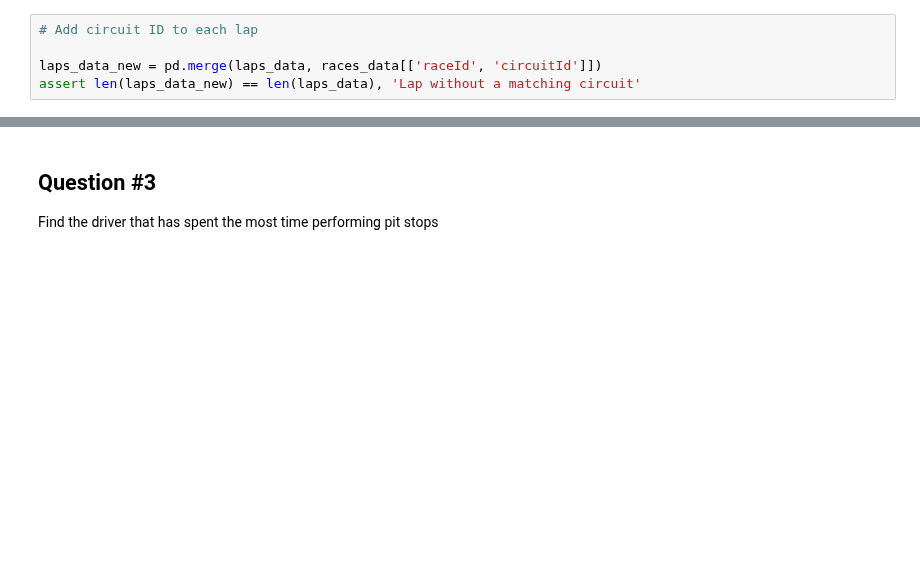
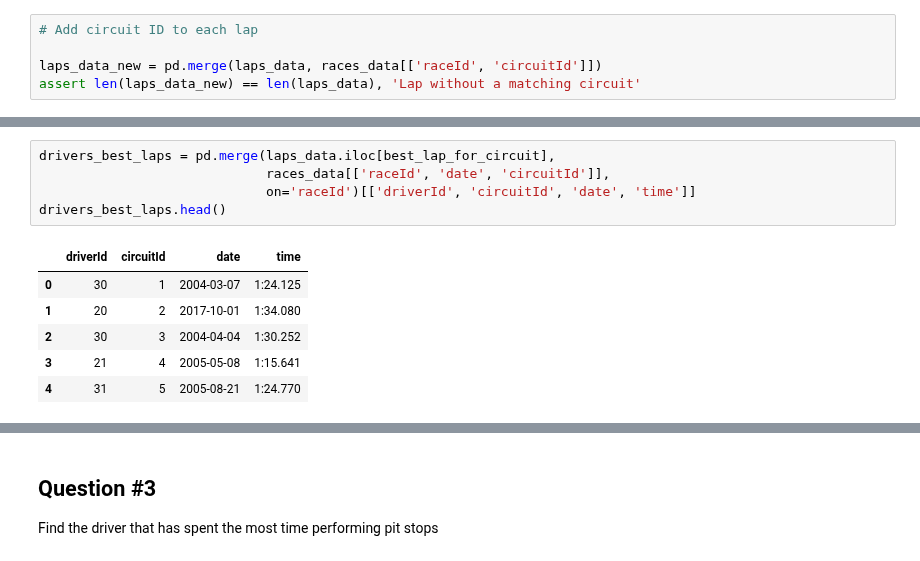
Before and after one commit to gdv/foundationsCS, a Jupyter notebook: teachers/py-11-f1.ipynb, the cells around one changed output, grey strips where cells are left out. Drawn from its saved outputs; the diff is of its cells as text; blank space fills up the shorter version.

```diff
--- a/teachers/py-11-f1.ipynb
+++ b/teachers/py-11-f1.ipynb
@@ -106 +131,13 @@ assert len(laps_data_new) == len(laps_data), 'Lap without a matching circuit'
+# %%
+drivers_best_laps = pd.merge(laps_data.iloc[best_lap_for_circuit],
+                             races_data[['raceId', 'date', 'circuitId']],
+                             on='raceId')[['driverId', 'circuitId', 'date', 'time']]
+drivers_best_laps.head()
+# %% [output]
+|  | driverId | circuitId | date | time |
+| 0 | 30 | 1 | 2004-03-07 | 1:24.125 |
+| 1 | 20 | 2 | 2017-10-01 | 1:34.080 |
+| 2 | 30 | 3 | 2004-04-04 | 1:30.252 |
+| 3 | 21 | 4 | 2005-05-08 | 1:15.641 |
+| 4 | 31 | 5 | 2005-08-21 | 1:24.770 |
 # %%
```
Also changed, not shown: parts of 11 cells of this notebook, 2 other files.
